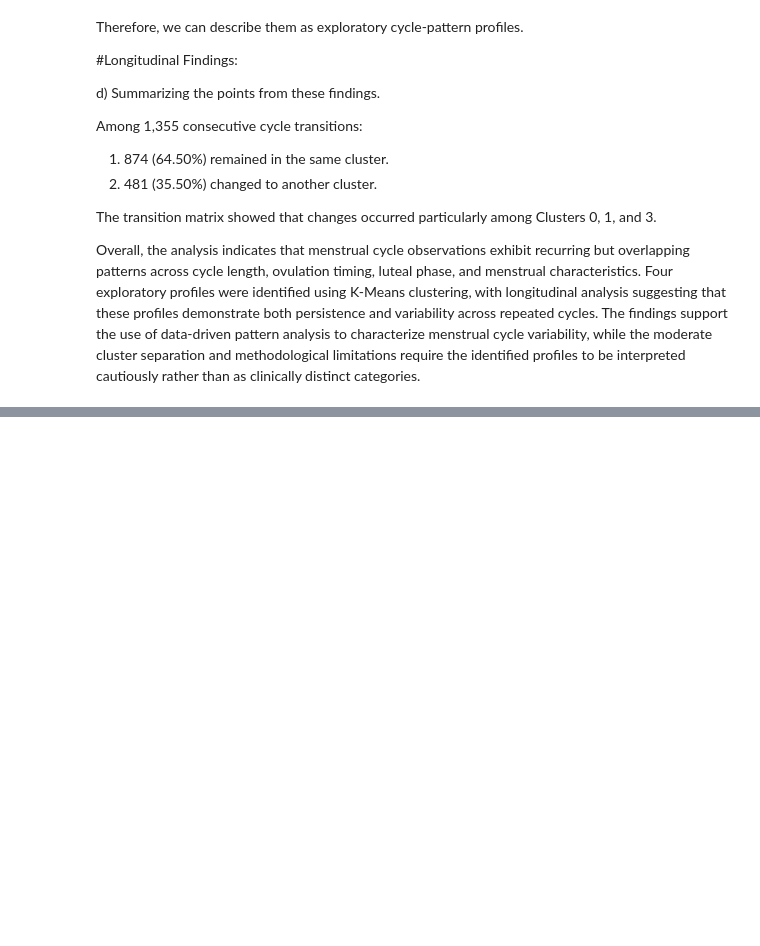
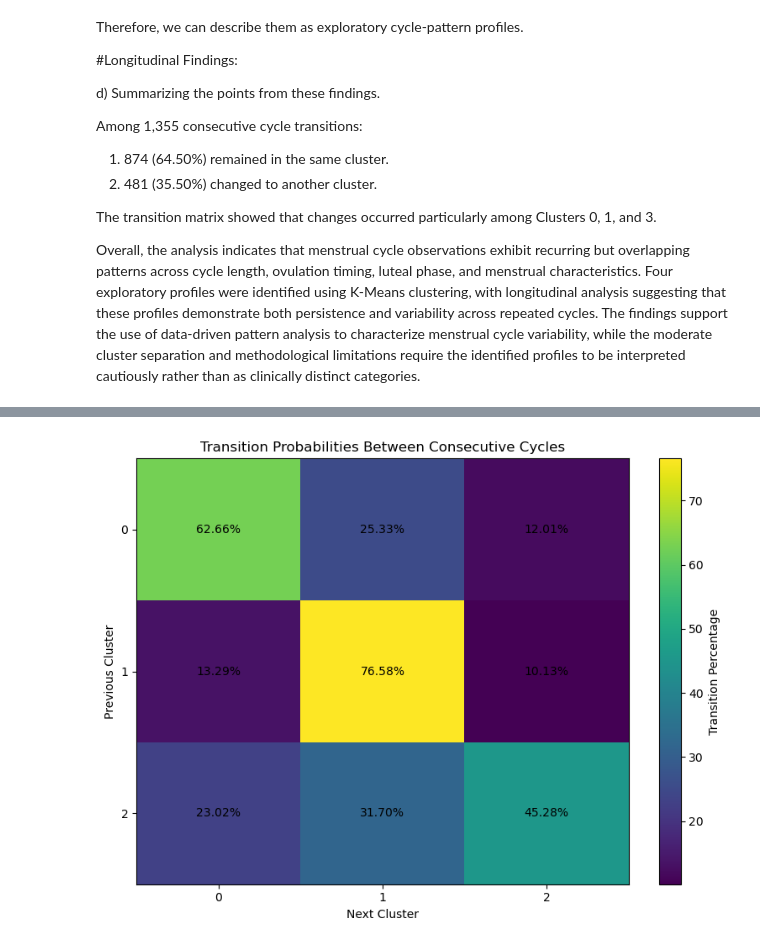
Before and after one commit to Siennawolfe/Thesis-Data-Assessment-01-Prarthana-Nataraj-Subash-, a Jupyter notebook: Data Quality Assessment.ipynb, the cells around one changed output, grey strips where cells are left out. Cells and saved outputs as stored; diff of their text form; code cells hidden in the pictures; blank space fills up the shorter version.

```diff
--- a/Data Quality Assessment.ipynb
+++ b/Data Quality Assessment.ipynb
@@ -1350,0 +3152,12 @@ Overall, the analysis indicates that menstrual cycle observations exhibit recurr
+# %%
+#Checking for the transtition probabilities by previous cluster.
+
+#Calculating row percentages to show the proportion of cycles moving from each previous cluster to each next cluster.
+transition_percentages = (
+    corrected_transition_matrix
+    .div(corrected_transition_matrix.sum(axis=1), axis=0)
+    * 100
+).round(2)
+
+print("Cluster Transition Percentages:")
+display(transition_percentages)
@@ -1350,0 +3380,48 @@ Overall, the analysis indicates that menstrual cycle observations exhibit recurr
+# %%
+#CORRECTED LONGITUDINAL CLUSTER TRANSITION HEATMAP
+#The heatmap uses row percentages rather than raw transition counts so that persistence can be compared fairly across clusters of different sizes.
+#Each row represents 100% of transitions originating from a particular cluster.
+
+import matplotlib.pyplot as plt
+
+
+#Creating the heatmap.
+plt.figure(figsize=(8, 6))
+
+plt.imshow(
+    transition_percentages.values,
+    aspect="auto"
+)
+
+#Adding percentage values inside each cell.
+for i in range(transition_percentages.shape[0]):
+    for j in range(transition_percentages.shape[1]):
+        plt.text(
+            j,
+            i,
+            f"{transition_percentages.iloc[i, j]:.2f}%",
+            ha="center",
+            va="center"
+        )
+
+#Labeling them accordingly.
+plt.xticks(
+    range(len(transition_percentages.columns)),
+    transition_percentages.columns.astype(int)
+)
+
+plt.yticks(
+    range(len(transition_percentages.index)),
+    transition_percentages.index.astype(int)
+)
+
+plt.xlabel("Next Cluster")
+plt.ylabel("Previous Cluster")
+plt.title("Transition Probabilities Between Consecutive Cycles")
+
+plt.colorbar(label="Transition Percentage")
+
+plt.tight_layout()
+plt.show()
+# %% [output]
+[figure, added]
```
Also changed, not shown: parts of 81 cells of this notebook.
